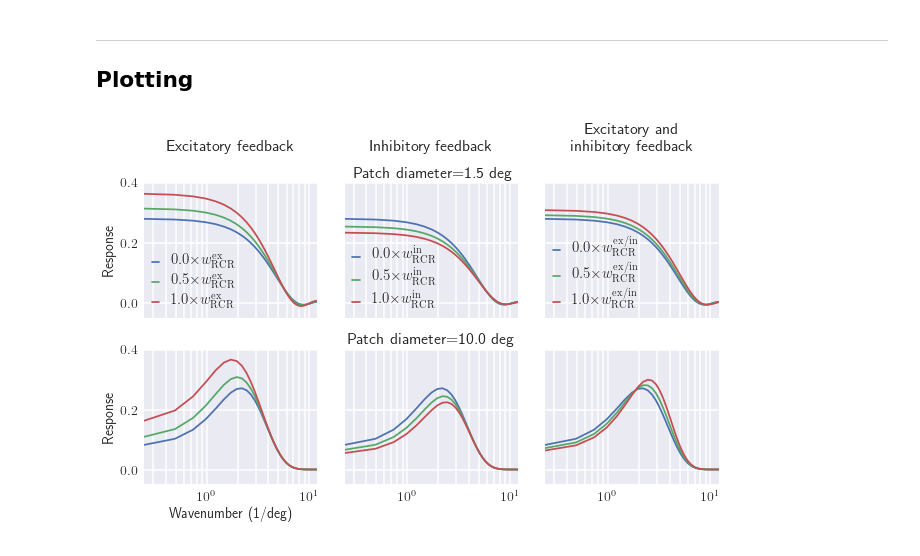
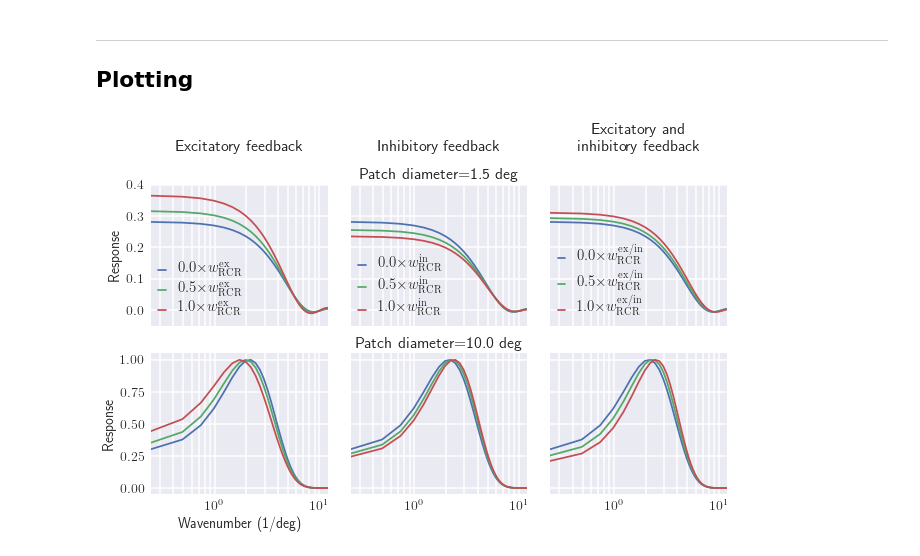
Before and after one commit to miladh/edog-simulations, a Jupyter notebook: wavenumber_tuning/wavenumber_tuning.ipynb, the cells around one changed output. Saved outputs shown, nothing was run; the diff lists cells and outputs as text; code cells hidden in the pictures.

```diff
--- a/wavenumber_tuning/wavenumber_tuning.ipynb
+++ b/wavenumber_tuning/wavenumber_tuning.ipynb
@@ -131,33 +131,33 @@ for ax, w_rc, curves, title, label in zip([ax1, ax2, ax3],
     ax.grid(which="major", lw=1.5)
 
 
 ax1.set_ylabel("Response")
 ax2.set_title(titles[1])
 ax2.set_xticklabels([])
 ax3.set_xticklabels([])
 ax2.text(0.3, 0.42, r"Patch diameter$=${}".format(patch_diameter[0]), fontsize=16)
 
 # large patch size:
 for ax, w_rc, curves, title, label in zip([ax4, ax5, ax6],
                                            [w_rc_ex, w_rc_in, w_rc_mix],
                                            [wavenumber_tuning["fb_ex"][float(patch_diameter[1].magnitude)],
                                             wavenumber_tuning["fb_in"][float(patch_diameter[1].magnitude)],
                                             wavenumber_tuning["fb_mix"][float(patch_diameter[1].magnitude)]],
                                            titles, labels):
 
     for w, curve in zip(w_rc[:], curves[:]):
-        ax.plot(wavenumber, curve, '-', label=r"${} \times$".format(round(w, 1))+label)
+        ax.plot(wavenumber, curve/curve.max(), '-', label=r"${} \times$".format(round(w, 1))+label)
 
     ax.set_xlim([0, 12])
-    ax.set_ylim([-0.05, 0.4])
+    #ax.set_ylim([-0.05, 0.4])
     ax.set_xscale("log")
     ax.grid(which="minor", lw=1.5)
     ax.grid(which="major", lw=1.5)
 
 ax4.set_ylabel("Response")
 ax4.set_xlabel("Wavenumber (1/deg)")
 ax5.set_title(r"Patch diameter$=${}".format(patch_diameter[1]))
 
 fig.tight_layout()
 # %% [output]
-[figure, old version]
+[figure, new version]
```
Also changed, not shown: parts of 1 cell of this notebook, 2 other files.
